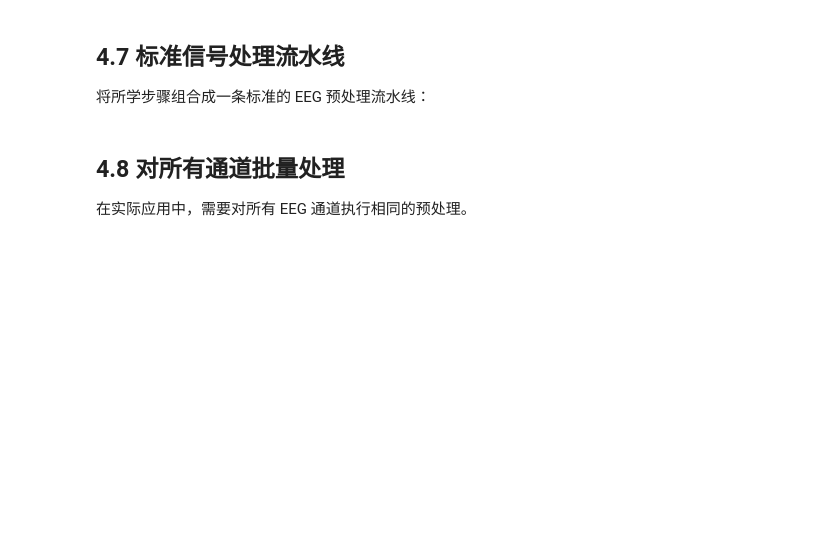
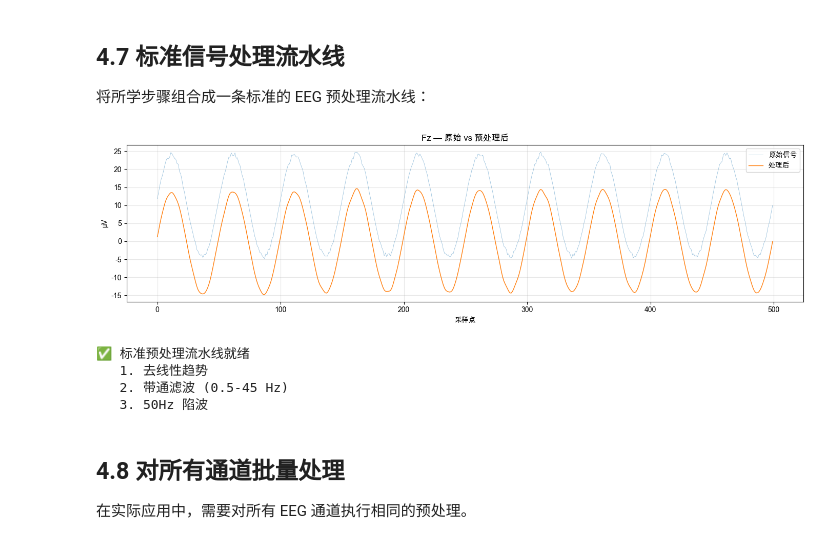
Before and after one commit to usstziyi/openbci-5, a Jupyter notebook: notebooks/unit4_signal_processing.ipynb, the cells around one changed output. Drawn from its saved outputs; the diff is of its cells as text; code cells hidden in the pictures; blank space fills up the shorter version.

```diff
--- a/notebooks/unit4_signal_processing.ipynb
+++ b/notebooks/unit4_signal_processing.ipynb
@@ -422,41 +476,57 @@ def preprocess_eeg(data, channel_idx, sampling_rate,
 
     # Step 1: 去线性趋势
     DataFilter.detrend(signal, DetrendOperations.LINEAR.value)
 
     # Step 2: 带通滤波
-    center_freq = (lowcut + highcut) / 2.0
-    band_width = highcut - lowcut
-    DataFilter.perform_bandpass(signal, sampling_rate,
-                                 center_freq, band_width, 4,
-                                 FilterTypes.BUTTERWORTH.value, 0)
+    DataFilter.perform_bandpass(
+        signal,
+        sampling_rate,
+        start_freq=lowcut,
+        stop_freq=highcut,
+        order=4,
+        filter_type=FilterTypes.BUTTERWORTH_ZERO_PHASE.value, # 无相位延迟
+        ripple=0
+    )
 
     # Step 3: 陷波滤波
-    DataFilter.perform_bandstop(signal, sampling_rate,
-                                 notch_freq, 4.0, 4,
-                                 FilterTypes.BUTTERWORTH.value, 0)
+    DataFilter.perform_bandstop(
+        signal,
+        sampling_rate,
+        start_freq=notch_freq-0.5,
+        stop_freq=notch_freq+0.5,
+        order=4,
+        filter_type=FilterTypes.BUTTERWORTH_ZERO_PHASE.value, # 无相位延迟
+        ripple=0
+    )
 
     return signal
 
 # 测试流水线
 ch_idx = eeg_channels[0]
 raw_signal = data[ch_idx, :].copy()
 processed_signal = preprocess_eeg(data, ch_idx, sampling_rate)
 
 fig, ax = plt.subplots(figsize=(14, 4))
 ax.plot(raw_signal[:500], alpha=0.5, linewidth=0.5, label='原始信号')
 ax.plot(processed_signal[:500], linewidth=1, label='处理后')
 ax.set_title(f'{eeg_names[0]} — 原始 vs 预处理后')
 ax.set_xlabel('采样点')
 ax.set_ylabel('μV')
 ax.legend()
 ax.grid(True, alpha=0.3)
 plt.tight_layout()
 plt.show()
 
 print("✅ 标准预处理流水线就绪")
 print(f"   1. 去线性趋势")
 print(f"   2. 带通滤波 (0.5-45 Hz)")
 print(f"   3. 50Hz 陷波")
+# %% [output]
+[figure, added]
+✅ 标准预处理流水线就绪
+   1. 去线性趋势
+   2. 带通滤波 (0.5-45 Hz)
+   3. 50Hz 陷波
 # %% [markdown]
 ## 4.8 对所有通道批量处理
 
```
Also changed, not shown: parts of 10 cells of this notebook, 2 other files.
